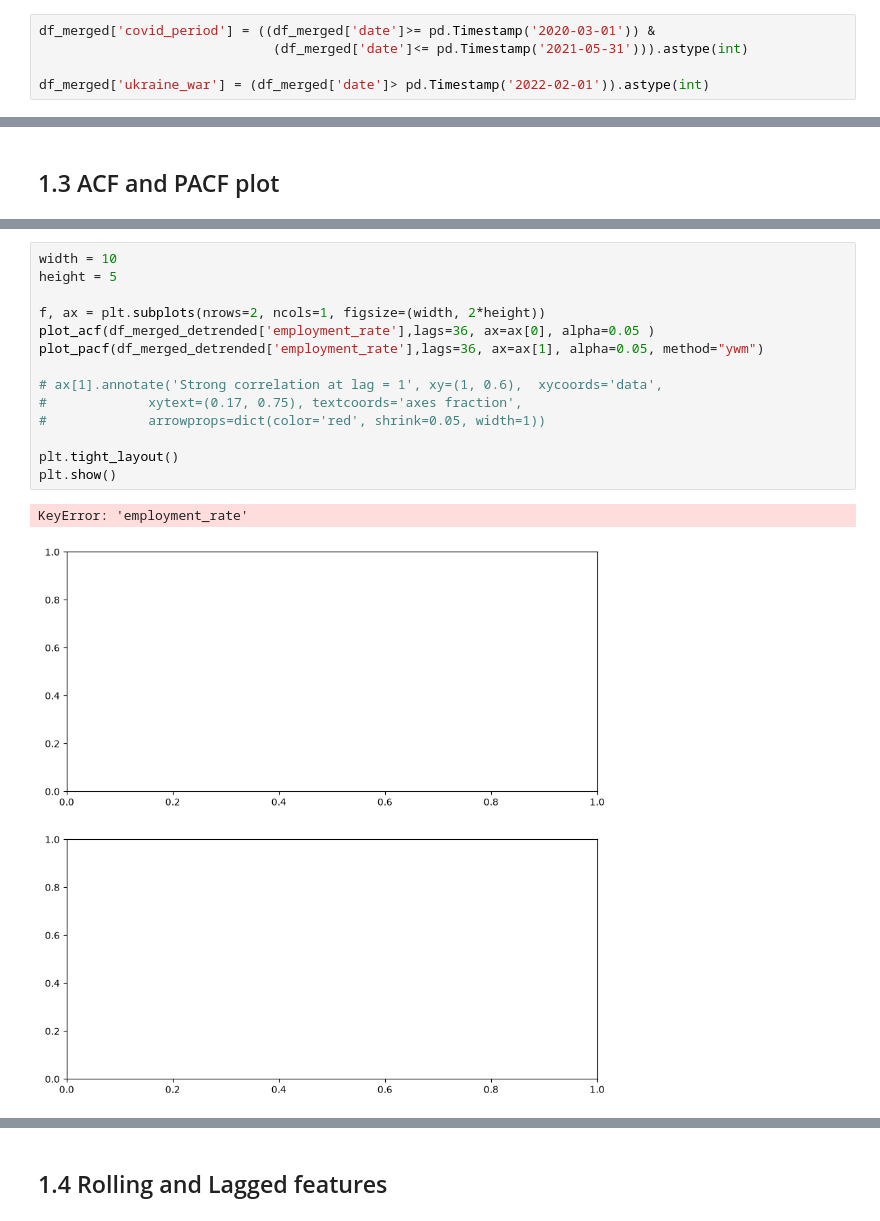
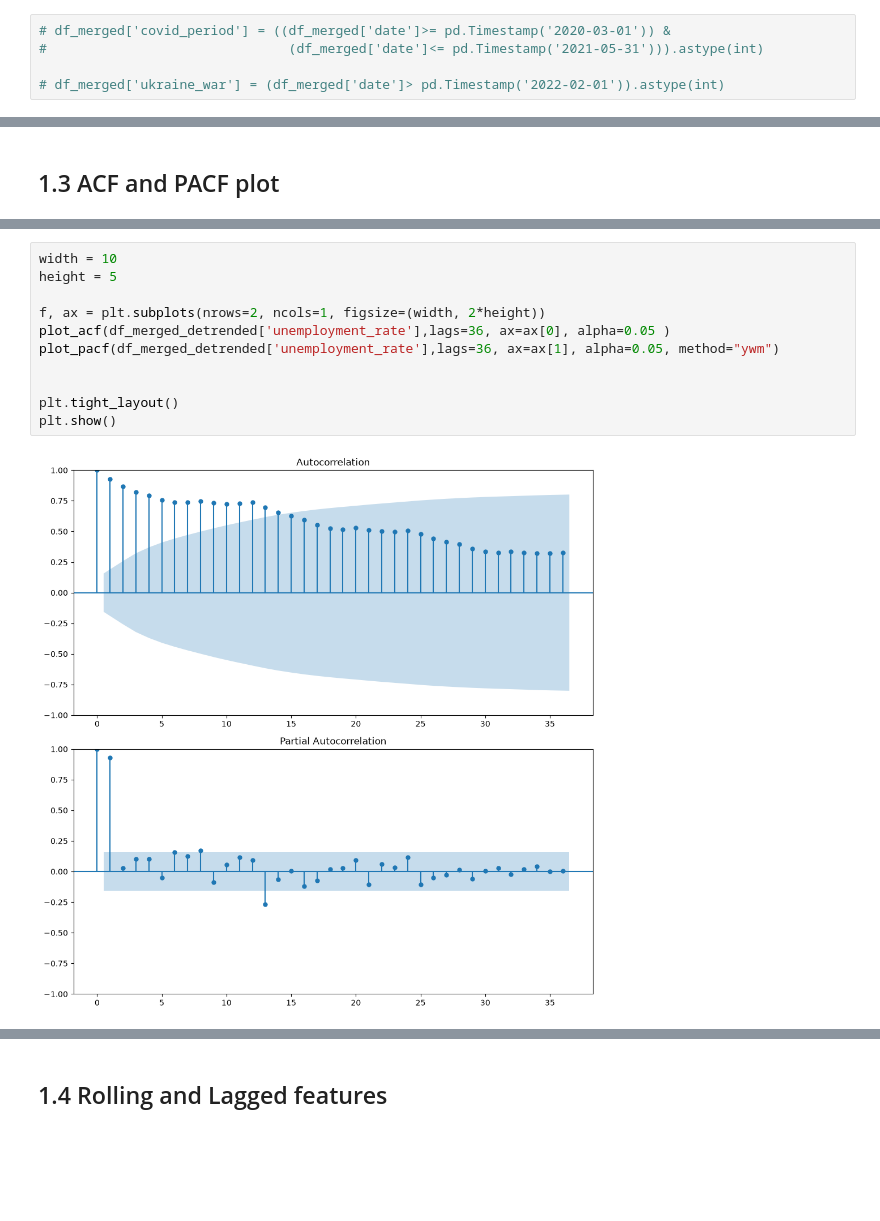
Before and after one commit to Francisscus/Employment_rate_predictor, a Jupyter notebook: 002_data_cleaner.ipynb, the cells around one changed output, grey strips where cells are left out. Drawn from its saved outputs; the diff is of its cells as text; blank space fills up the shorter version.

```diff
--- a/002_data_cleaner.ipynb
+++ b/002_data_cleaner.ipynb
@@ -102,10 +100,10 @@ for col in numeric:
 # %% [markdown]
 ## 1.1.1 Features creation
 # %%
-df_merged['covid_period'] = ((df_merged['date']>= pd.Timestamp('2020-03-01')) &
-                              (df_merged['date']<= pd.Timestamp('2021-05-31'))).astype(int)
+# df_merged['covid_period'] = ((df_merged['date']>= pd.Timestamp('2020-03-01')) &
+#                               (df_merged['date']<= pd.Timestamp('2021-05-31'))).astype(int)
 
-df_merged['ukraine_war'] = (df_merged['date']> pd.Timestamp('2022-02-01')).astype(int)
+# df_merged['ukraine_war'] = (df_merged['date']> pd.Timestamp('2022-02-01')).astype(int)
 # %% [markdown]
 ## 1.2 ADF test: looking for stationarity
 # %%
@@ -206,20 +198,16 @@ df_merged_detrended =  df_merged[['date',
 # %%
 width = 10
 height = 5
 
 f, ax = plt.subplots(nrows=2, ncols=1, figsize=(width, 2*height))
-plot_acf(df_merged_detrended['employment_rate'],lags=36, ax=ax[0], alpha=0.05 )
-plot_pacf(df_merged_detrended['employment_rate'],lags=36, ax=ax[1], alpha=0.05, method="ywm")
+plot_acf(df_merged_detrended['unemployment_rate'],lags=36, ax=ax[0], alpha=0.05 )
+plot_pacf(df_merged_detrended['unemployment_rate'],lags=36, ax=ax[1], alpha=0.05, method="ywm")
 
-# ax[1].annotate('Strong correlation at lag = 1', xy=(1, 0.6),  xycoords='data',
-#             xytext=(0.17, 0.75), textcoords='axes fraction',
-#             arrowprops=dict(color='red', shrink=0.05, width=1))
 
 plt.tight_layout()
 plt.show()
 # %% [output]
-KeyError: 'employment_rate'
-[figure, old version]
+[figure, new version]
 # %%
 width = 10
 height = 5
```
Also changed, not shown: parts of 27 cells of this notebook, 4 other files.
